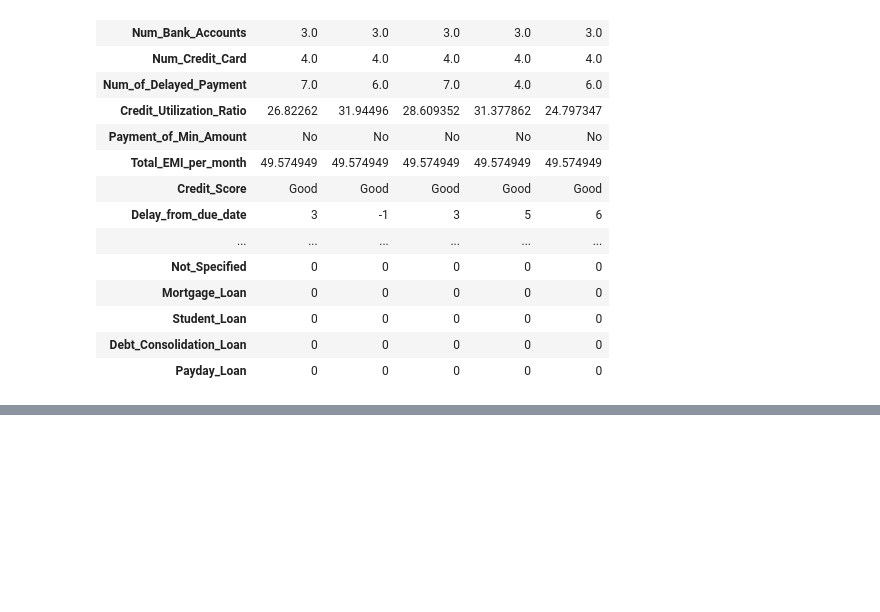
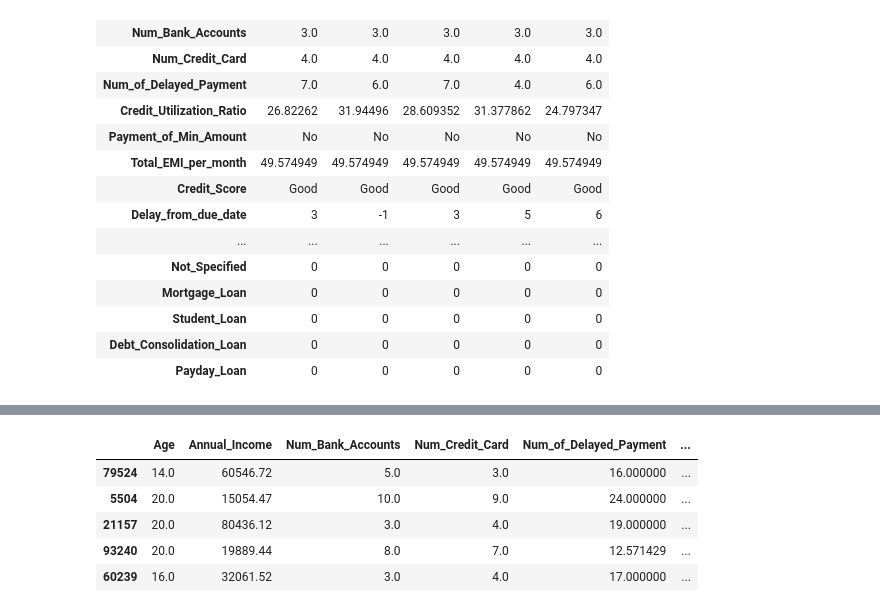
Before and after one commit to bainskarman/projects, a Jupyter notebook: Credit_Classification_End_to_End/Modelling.ipynb, the cells around one changed output, grey strips where cells are left out. Cells and saved outputs as stored; diff of their text form; code cells hidden in the pictures; blank space fills up the shorter version.

```diff
--- a/Credit_Classification_End_to_End/Modelling.ipynb
+++ b/Credit_Classification_End_to_End/Modelling.ipynb
@@ -58,0 +276,9 @@ with sns.axes_style('white'):
+# %%
+df[(df['Credit_Score'] == 'Standard') & (df['Age'] <= 20)].sample(5)
+# %% [output]
+|  | Age | Annual_Income | Num_Bank_Accounts | Num_Credit_Card | Num_of_Delayed_Payment | ... |
+| 79524 | 14.0 | 60546.72 | 5.0 | 3.0 | 16.000000 | ... |
+| 5504 | 20.0 | 15054.47 | 10.0 | 9.0 | 24.000000 | ... |
+| 21157 | 20.0 | 80436.12 | 3.0 | 4.0 | 19.000000 | ... |
+| 93240 | 20.0 | 19889.44 | 8.0 | 7.0 | 12.571429 | ... |
+| 60239 | 16.0 | 32061.52 | 3.0 | 4.0 | 17.000000 | ... |
```
Also changed, not shown: parts of 25 cells of this notebook, 2 other files.
